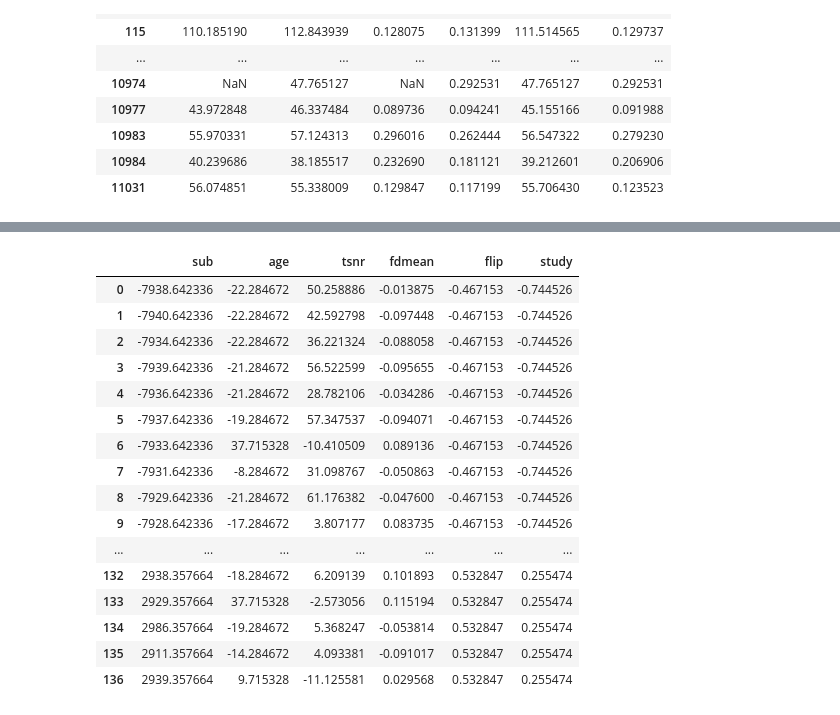
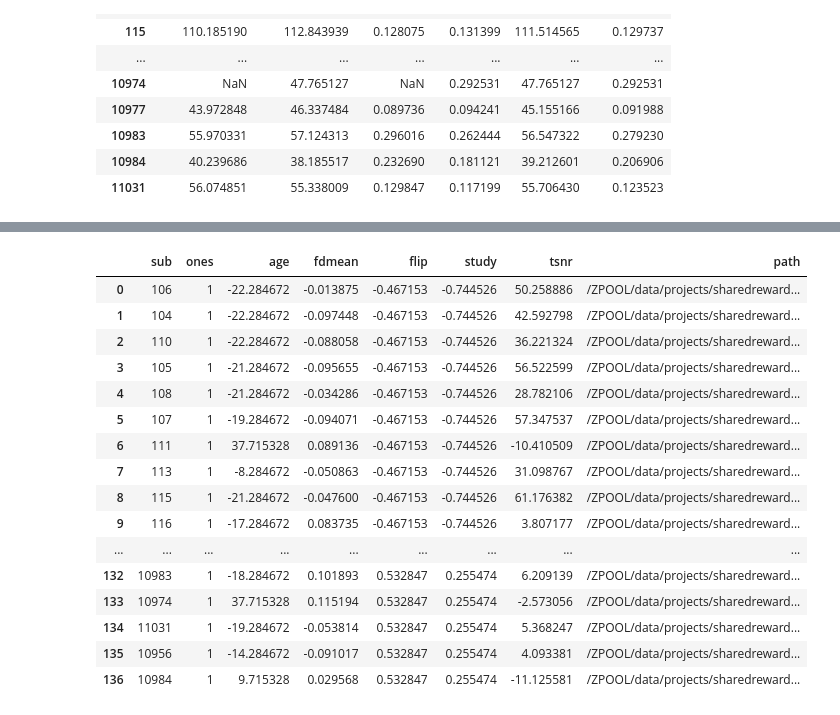
Before and after one commit to DVS-Lab/sharedreward-aging, a Jupyter notebook: code/sharedreward-covariates.ipynb, the cells around one changed output, grey strips where cells are left out. Cells and saved outputs as stored; diff of their text form; code cells hidden in the pictures.

Commit message:
Update cov script and create csvs for copy pasting into fsl gui

```diff
--- a/code/sharedreward-covariates.ipynb
+++ b/code/sharedreward-covariates.ipynb
@@ -242,14 +242,14 @@ metric_run_merge_df['fdmean'] = metric_run_merge_df.apply(
 metric_run_merge_df['study'] = metric_run_merge_df['Subject'].apply(lambda x: 0 if len(str(x)) == 3 else 1)
 
 # Add columns of ones
-metric_run_merge_df['ones'] = metric_run_merge_df['ones'].apply(lambda x: '1')
+metric_run_merge_df['ones'] = metric_run_merge_df['Subject'].apply(lambda x: '1')
 
 
 # Rename Subject column to sub for reusability
 metric_run_merge_df = metric_run_merge_df.rename(columns={"Subject": "sub"})
 metric_run_merge_df = pd.merge(flip_df, metric_run_merge_df, on='sub')
 metric_run_merge_df = pd.merge(age_df, metric_run_merge_df, on='sub')
-metric_run_merge_df = metric_run_merge_df[['sub', 'ones', 'age', 'tsnr', 'fdmean', 'flip', 'study']]
+metric_run_merge_df = metric_run_merge_df[['sub', 'age', 'tsnr', 'fdmean', 'flip', 'study']]
 
 
 # Print the new DataFrame
@@ -264,8 +280,13 @@ demeaned_df = metric_run_merge_df[columns_to_demean].apply(lambda x: x - x.mean(
 
 # Combine the demeaned columns with the original 'B' column
 result_df = pd.concat([demeaned_df, metric_run_merge_df['sub']], axis=1)
+
+columns = result_df.columns.tolist()
+result_df['ones'] = result_df['sub'].apply(lambda x: '1')
 columns = result_df.columns.tolist()
 columns.insert(0, columns.pop(columns.index('sub')))
+columns.insert(1, columns.pop(columns.index('ones')))
 result_df = result_df[columns]
-#display(result_df)
+
+display(result_df)
 result_df.to_csv('result_df.csv', index=False)
@@ -272,27 +311,35 @@ result_df.to_csv('result_df.csv', index=False)
 # %%
-# Demean everything for model preparation
-# Drop the sub column since it doesn't matter here
-demeaned_basic_model_df = metric_run_merge_df#.drop(['sub'], axis = 1)
-demeaned_basic_model_df = demeaned_basic_model_df.sub(demeaned_basic_model_df.mean(), axis = 1)
-display(demeaned_basic_model_df)
+## Now it will make the most sense to merge the inputs to the covariates dataframe for quality assurance and easier copy pasting
+
+# Re-extract the sub variable from the L3inputs
+fsl_df['sub'] = fsl_df['path'].str.extract(r'sub-(\d+)').astype(int)
+# fsl_df = fsl_df.drop(['Subject', 'Run'], axis = 1)
+columns = fsl_df.columns.tolist()
+columns.insert(0, columns.pop(columns.index('sub')))
+fsl_df = fsl_df[columns]
+
+# Merge result
+final_df = pd.merge(result_df, fsl_df, on='sub')
+display(final_df)
+final_df.to_csv('final_df.csv', index=False)
 # %% [output]
-|  | sub | age | tsnr | fdmean | flip | study |
-| 0 | -7938.642336 | -22.284672 | 50.258886 | -0.013875 | -0.467153 | -0.744526 |
-| 1 | -7940.642336 | -22.284672 | 42.592798 | -0.097448 | -0.467153 | -0.744526 |
-| 2 | -7934.642336 | -22.284672 | 36.221324 | -0.088058 | -0.467153 | -0.744526 |
-| 3 | -7939.642336 | -21.284672 | 56.522599 | -0.095655 | -0.467153 | -0.744526 |
-| 4 | -7936.642336 | -21.284672 | 28.782106 | -0.034286 | -0.467153 | -0.744526 |
-| 5 | -7937.642336 | -19.284672 | 57.347537 | -0.094071 | -0.467153 | -0.744526 |
-| 6 | -7933.642336 | 37.715328 | -10.410509 | 0.089136 | -0.467153 | -0.744526 |
-| 7 | -7931.642336 | -8.284672 | 31.098767 | -0.050863 | -0.467153 | -0.744526 |
-| 8 | -7929.642336 | -21.284672 | 61.176382 | -0.047600 | -0.467153 | -0.744526 |
-| 9 | -7928.642336 | -17.284672 | 3.807177 | 0.083735 | -0.467153 | -0.744526 |
-| ... | ... | ... | ... | ... | ... | ... |
-| 132 | 2938.357664 | -18.284672 | 6.209139 | 0.101893 | 0.532847 | 0.255474 |
-| 133 | 2929.357664 | 37.715328 | -2.573056 | 0.115194 | 0.532847 | 0.255474 |
-| 134 | 2986.357664 | -19.284672 | 5.368247 | -0.053814 | 0.532847 | 0.255474 |
-| 135 | 2911.357664 | -14.284672 | 4.093381 | -0.091017 | 0.532847 | 0.255474 |
-| 136 | 2939.357664 | 9.715328 | -11.125581 | 0.029568 | 0.532847 | 0.255474 |
+|  | sub | ones | age | fdmean | flip | study | tsnr | path |
+| 0 | 106 | 1 | -22.284672 | -0.013875 | -0.467153 | -0.744526 | 50.258886 | /ZPOOL/data/projects/sharedreward... |
+| 1 | 104 | 1 | -22.284672 | -0.097448 | -0.467153 | -0.744526 | 42.592798 | /ZPOOL/data/projects/sharedreward... |
+| 2 | 110 | 1 | -22.284672 | -0.088058 | -0.467153 | -0.744526 | 36.221324 | /ZPOOL/data/projects/sharedreward... |
+| 3 | 105 | 1 | -21.284672 | -0.095655 | -0.467153 | -0.744526 | 56.522599 | /ZPOOL/data/projects/sharedreward... |
+| 4 | 108 | 1 | -21.284672 | -0.034286 | -0.467153 | -0.744526 | 28.782106 | /ZPOOL/data/projects/sharedreward... |
+| 5 | 107 | 1 | -19.284672 | -0.094071 | -0.467153 | -0.744526 | 57.347537 | /ZPOOL/data/projects/sharedreward... |
+| 6 | 111 | 1 | 37.715328 | 0.089136 | -0.467153 | -0.744526 | -10.410509 | /ZPOOL/data/projects/sharedreward... |
+| 7 | 113 | 1 | -8.284672 | -0.050863 | -0.467153 | -0.744526 | 31.098767 | /ZPOOL/data/projects/sharedreward... |
+| 8 | 115 | 1 | -21.284672 | -0.047600 | -0.467153 | -0.744526 | 61.176382 | /ZPOOL/data/projects/sharedreward... |
+| 9 | 116 | 1 | -17.284672 | 0.083735 | -0.467153 | -0.744526 | 3.807177 | /ZPOOL/data/projects/sharedreward... |
+| ... | ... | ... | ... | ... | ... | ... | ... | ... |
+| 132 | 10983 | 1 | -18.284672 | 0.101893 | 0.532847 | 0.255474 | 6.209139 | /ZPOOL/data/projects/sharedreward... |
+| 133 | 10974 | 1 | 37.715328 | 0.115194 | 0.532847 | 0.255474 | -2.573056 | /ZPOOL/data/projects/sharedreward... |
+| 134 | 11031 | 1 | -19.284672 | -0.053814 | 0.532847 | 0.255474 | 5.368247 | /ZPOOL/data/projects/sharedreward... |
+| 135 | 10956 | 1 | -14.284672 | -0.091017 | 0.532847 | 0.255474 | 4.093381 | /ZPOOL/data/projects/sharedreward... |
+| 136 | 10984 | 1 | 9.715328 | 0.029568 | 0.532847 | 0.255474 | -11.125581 | /ZPOOL/data/projects/sharedreward... |
 # %%
 # Table for basic model
 #table_sub = full_covs_df[['sub', 'age',
```
Also changed, not shown: parts of 2 cells of this notebook, 2 other files.
